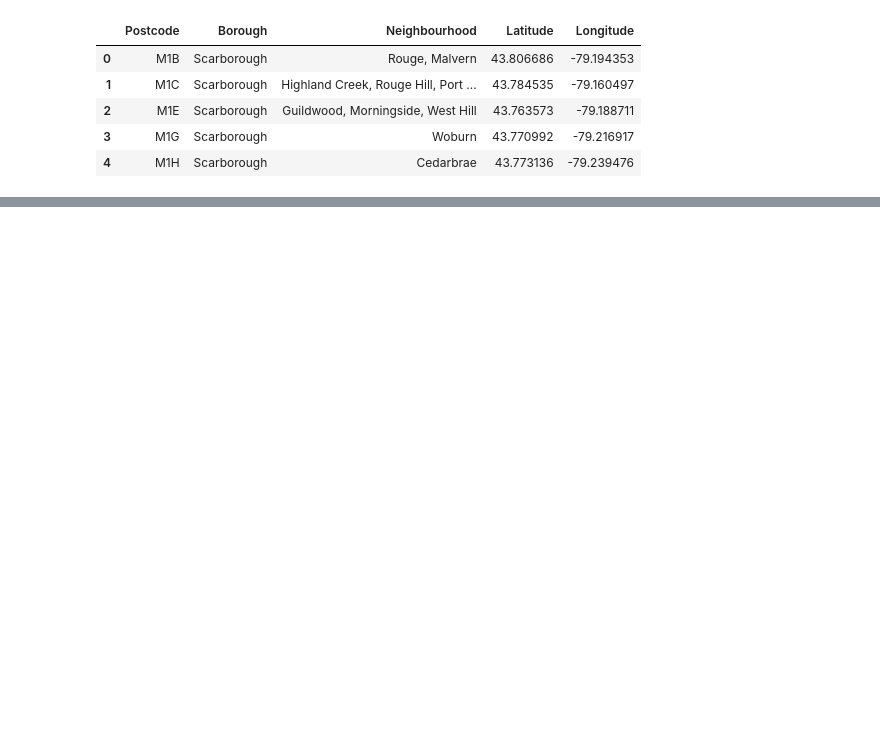
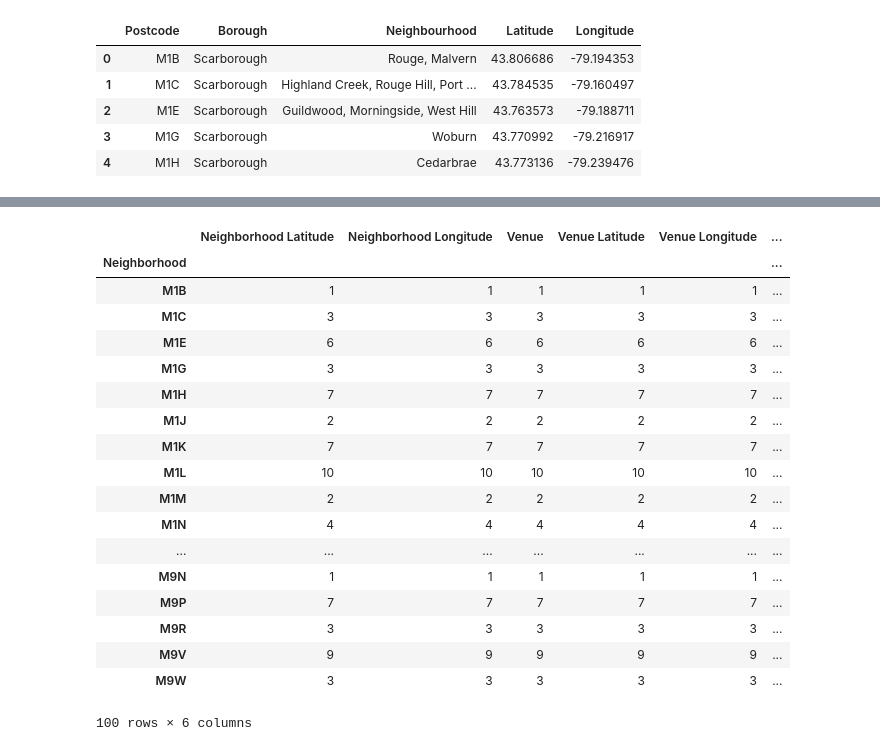
Before and after one commit to PCoser/Coursera_Capstone, a Jupyter notebook: Week3_Assignment.ipynb, the cells around one changed output, grey strips where cells are left out. Cells and saved outputs as stored; diff of their text form; code cells hidden in the pictures; blank space fills up the shorter version.

```diff
--- a/Week3_Assignment.ipynb
+++ b/Week3_Assignment.ipynb
@@ -191,0 +224,8 @@ df_Toronto.head()
+# %%
+address = 'Toronto, ON'
+
+geolocator = Nominatim(user_agent="ny_explorer")
+location = geolocator.geocode(address)
+latitude = location.latitude
+longitude = location.longitude
+print('The geograpical coordinate of Toronto are {}, {}.'.format(latitude, longitude))
@@ -191,0 +326,22 @@ df_Toronto.head()
+# %%
+_venues.groupby('Neighborhood').count()
+# %% [output]
+|  | Neighborhood Latitude | Neighborhood Longitude | Venue | Venue Latitude | Venue Longitude | ... |
+| Neighborhood |  |  |  |  |  | ... |
+| M1B | 1 | 1 | 1 | 1 | 1 | ... |
+| M1C | 3 | 3 | 3 | 3 | 3 | ... |
+| M1E | 6 | 6 | 6 | 6 | 6 | ... |
+| M1G | 3 | 3 | 3 | 3 | 3 | ... |
+| M1H | 7 | 7 | 7 | 7 | 7 | ... |
+| M1J | 2 | 2 | 2 | 2 | 2 | ... |
+| M1K | 7 | 7 | 7 | 7 | 7 | ... |
+| M1L | 10 | 10 | 10 | 10 | 10 | ... |
+| M1M | 2 | 2 | 2 | 2 | 2 | ... |
+| M1N | 4 | 4 | 4 | 4 | 4 | ... |
+| ... | ... | ... | ... | ... | ... | ... |
+| M9N | 1 | 1 | 1 | 1 | 1 | ... |
+| M9P | 7 | 7 | 7 | 7 | 7 | ... |
+| M9R | 3 | 3 | 3 | 3 | 3 | ... |
+| M9V | 9 | 9 | 9 | 9 | 9 | ... |
+| M9W | 3 | 3 | 3 | 3 | 3 | ... |
+100 rows × 6 columns
```
Also changed, not shown: parts of 41 cells of this notebook.
